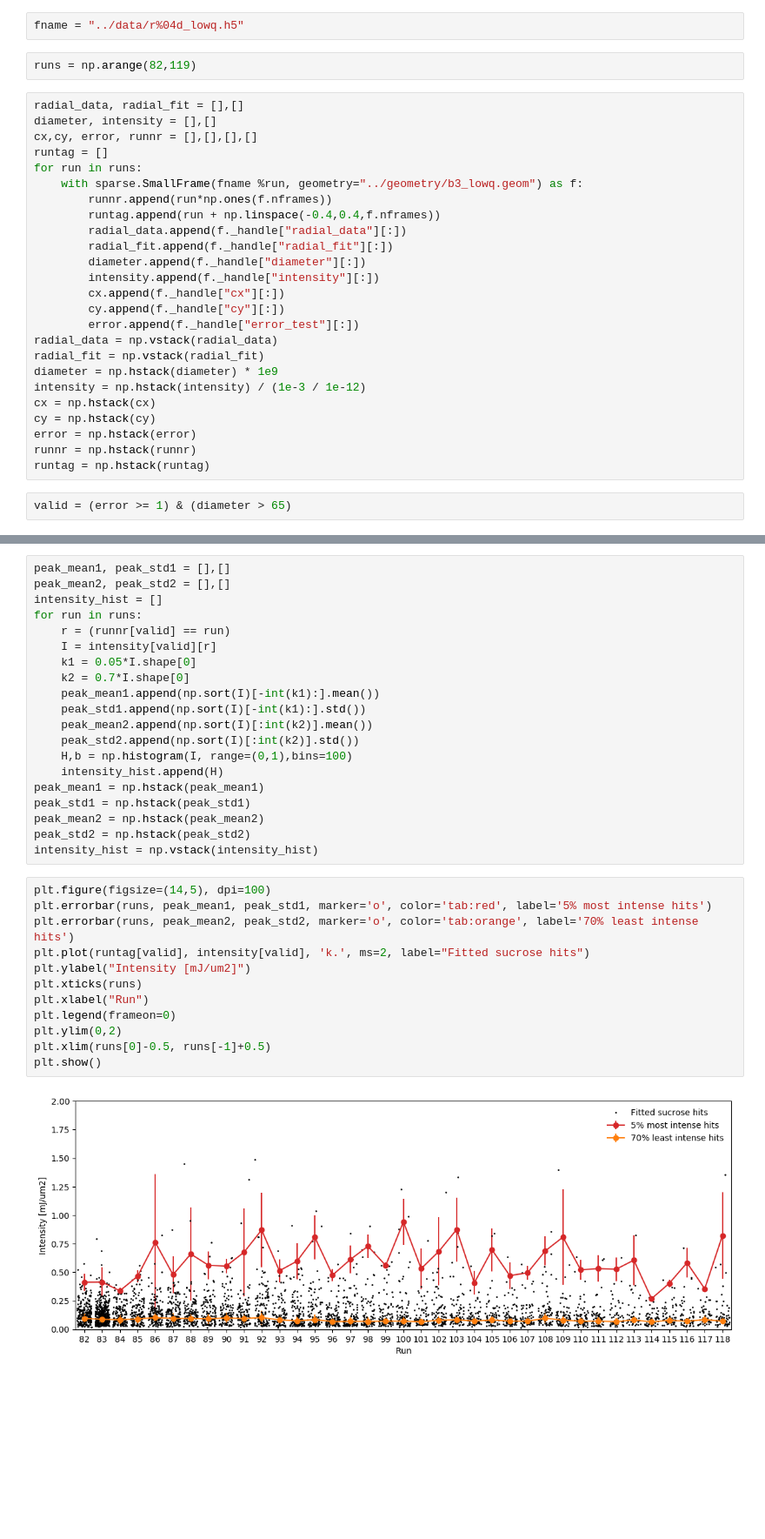
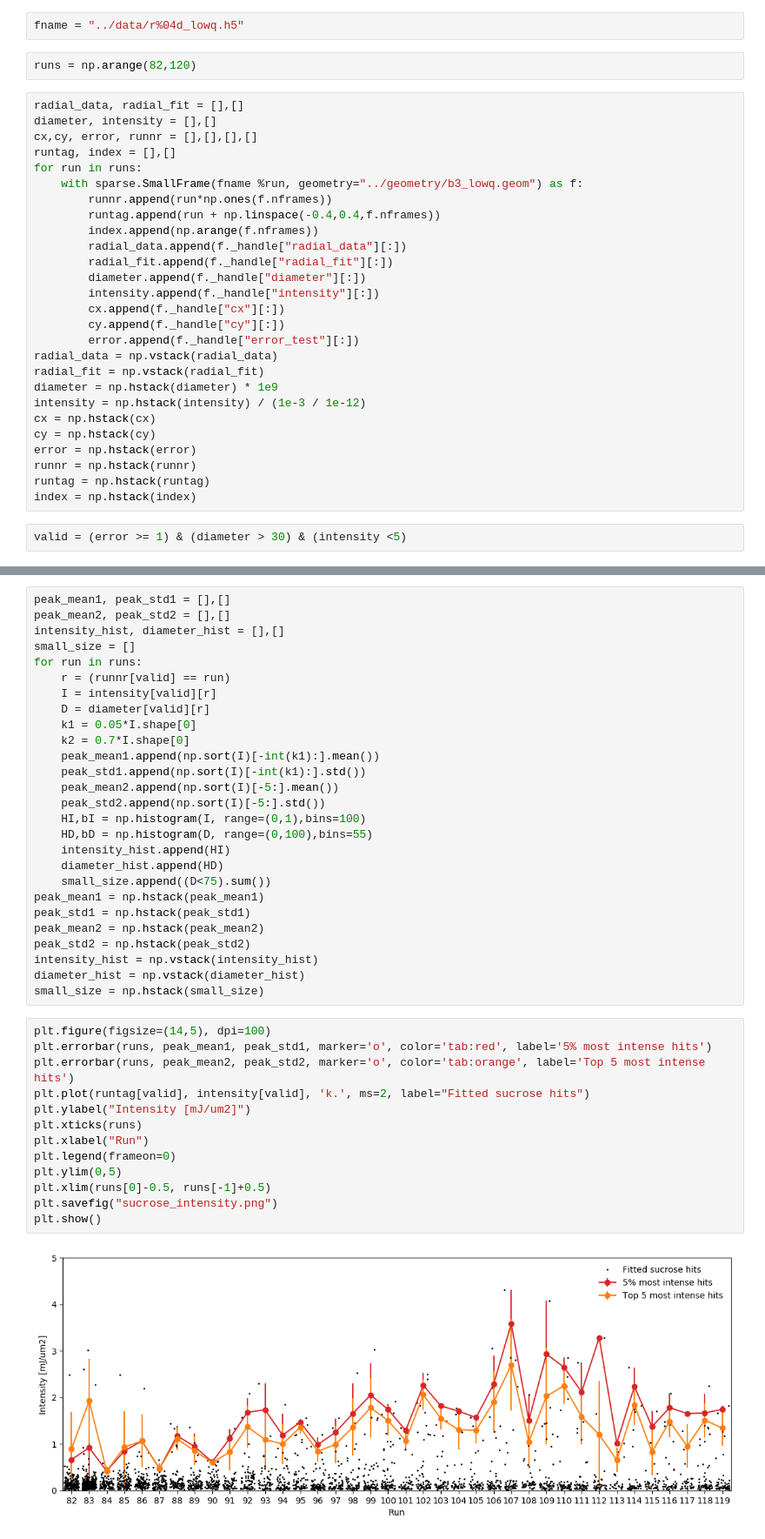
Before and after one commit to FXIhub/xfel3004, a Jupyter notebook: analysis/intensity_analysis.ipynb, the cells around one changed output, grey strips where cells are left out. Shown at 87% size. Drawn from its saved outputs; the diff is of its cells as text; blank space fills up the shorter version.

```diff
--- a/analysis/intensity_analysis.ipynb
+++ b/analysis/intensity_analysis.ipynb
@@ -10,16 +10,17 @@ import sparse, geom, utils
 # %%
 fname = "../data/r%04d_lowq.h5"
 # %%
-runs = np.arange(82,119)
+runs = np.arange(82,120)
 # %%
 radial_data, radial_fit = [],[]
 diameter, intensity = [],[]
 cx,cy, error, runnr = [],[],[],[]
-runtag = []
+runtag, index = [],[]
 for run in runs:
     with sparse.SmallFrame(fname %run, geometry="../geometry/b3_lowq.geom") as f:
         runnr.append(run*np.ones(f.nframes))
         runtag.append(run + np.linspace(-0.4,0.4,f.nframes))
+        index.append(np.arange(f.nframes))
         radial_data.append(f._handle["radial_data"][:])
         radial_fit.append(f._handle["radial_fit"][:])
         diameter.append(f._handle["diameter"][:])
@@ -36,5 +37,6 @@ cy = np.hstack(cy)
 error = np.hstack(error)
 runnr = np.hstack(runnr)
 runtag = np.hstack(runtag)
+index = np.hstack(index)
 # %%
-valid = (error >= 1) & (diameter > 65)
+valid = (error >= 1) & (diameter > 30) & (intensity <5)
@@ -41,37 +49,45 @@ valid = (error >= 1) & (diameter > 65)
 # %%
 peak_mean1, peak_std1 = [],[]
 peak_mean2, peak_std2 = [],[]
-intensity_hist = []
+intensity_hist, diameter_hist = [],[]
+small_size = []
 for run in runs:
     r = (runnr[valid] == run)
     I = intensity[valid][r]
+    D = diameter[valid][r]
     k1 = 0.05*I.shape[0]
     k2 = 0.7*I.shape[0]
     peak_mean1.append(np.sort(I)[-int(k1):].mean())
     peak_std1.append(np.sort(I)[-int(k1):].std())
-    peak_mean2.append(np.sort(I)[:int(k2)].mean())
-    peak_std2.append(np.sort(I)[:int(k2)].std())
-    H,b = np.histogram(I, range=(0,1),bins=100)
-    intensity_hist.append(H)
+    peak_mean2.append(np.sort(I)[-5:].mean())
+    peak_std2.append(np.sort(I)[-5:].std())
+    HI,bI = np.histogram(I, range=(0,1),bins=100)
+    HD,bD = np.histogram(D, range=(0,100),bins=55)
+    intensity_hist.append(HI)
+    diameter_hist.append(HD)
+    small_size.append((D<75).sum())
 peak_mean1 = np.hstack(peak_mean1)
 peak_std1 = np.hstack(peak_std1)
 peak_mean2 = np.hstack(peak_mean2)
 peak_std2 = np.hstack(peak_std2)
 intensity_hist = np.vstack(intensity_hist)
+diameter_hist = np.vstack(diameter_hist)
+small_size = np.hstack(small_size)
 # %%
 plt.figure(figsize=(14,5), dpi=100)
 plt.errorbar(runs, peak_mean1, peak_std1, marker='o', color='tab:red', label='5% most intense hits')
-plt.errorbar(runs, peak_mean2, peak_std2, marker='o', color='tab:orange', label='70% least intense hits')
+plt.errorbar(runs, peak_mean2, peak_std2, marker='o', color='tab:orange', label='Top 5 most intense hits')
 plt.plot(runtag[valid], intensity[valid], 'k.', ms=2, label="Fitted sucrose hits")
 plt.ylabel("Intensity [mJ/um2]")
 plt.xticks(runs)
 plt.xlabel("Run")
 plt.legend(frameon=0)
-plt.ylim(0,2)
+plt.ylim(0,5)
 plt.xlim(runs[0]-0.5, runs[-1]+0.5)
+plt.savefig("sucrose_intensity.png")
 plt.show()
 # %% [output]
-[figure, old version]
+[figure, new version]
 # %%
 plt.figure(figsize=(10,5), dpi=100)
 plt.title("Intensity vs size histogram for all runs (82-119)")
```
Also changed, not shown: parts of 9 cells of this notebook, 1 other file.
